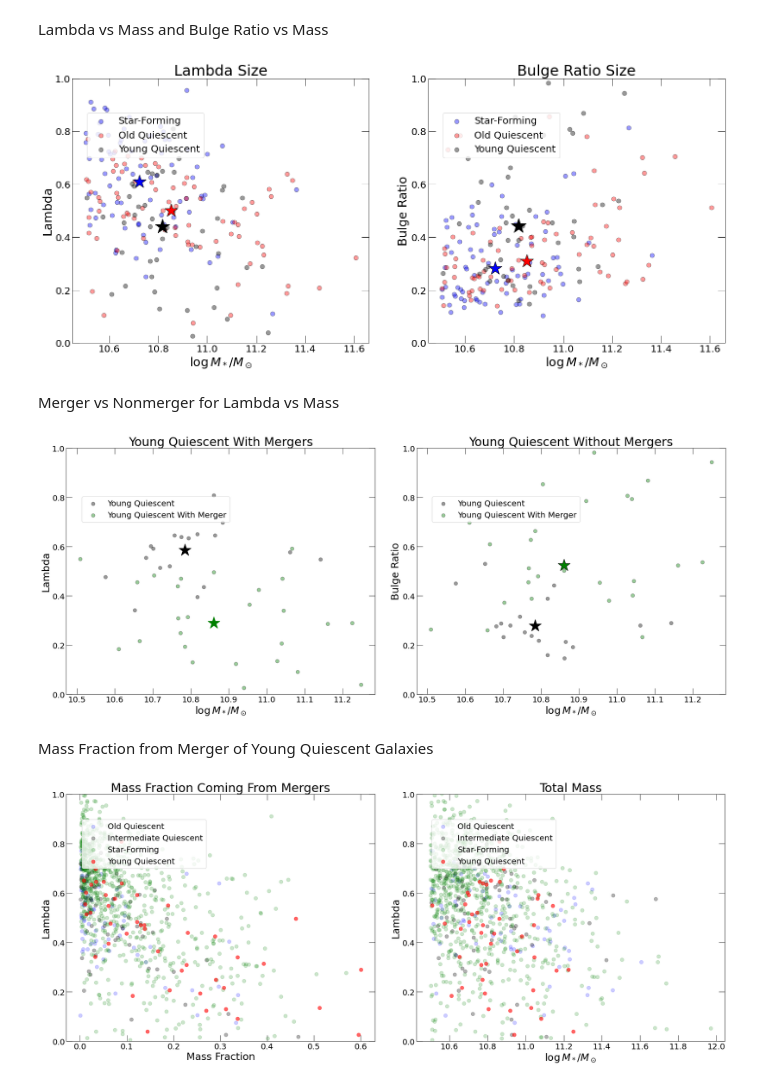
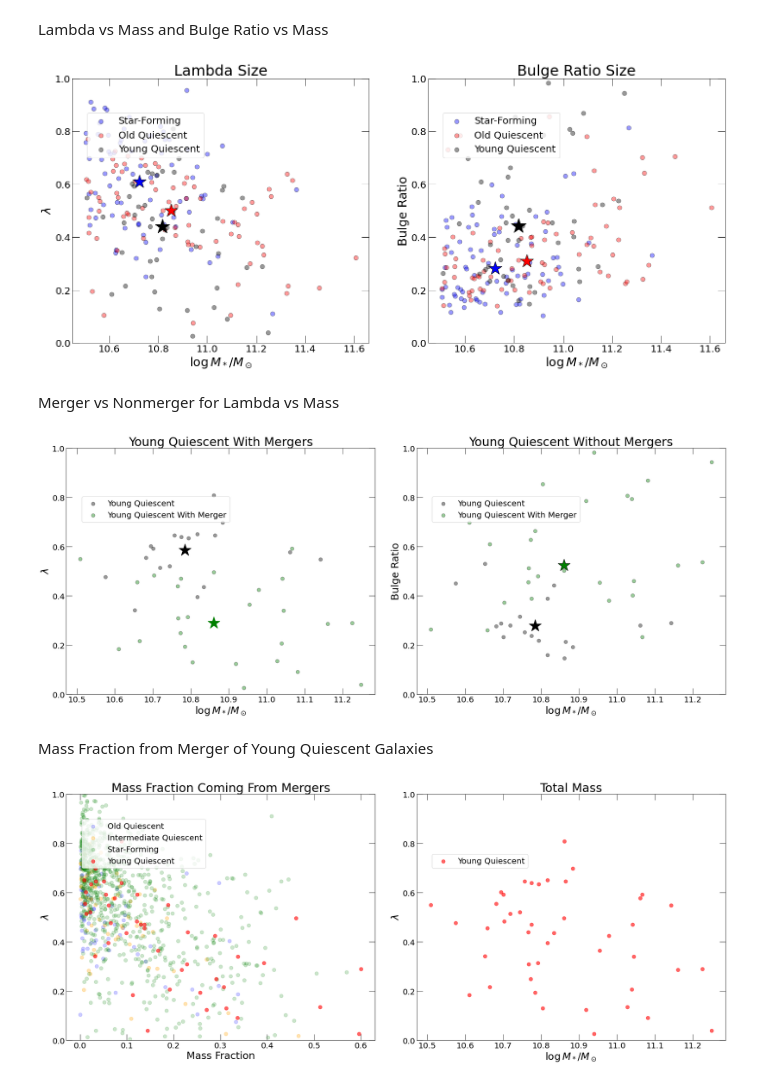
Before and after one commit to moira-andrews/Pathak_2021, a Jupyter notebook: kinematic_plots.ipynb, the cells around one changed output. Saved outputs shown, nothing was run; the diff lists cells and outputs as text; code cells hidden in the pictures.

Commit message:
updated merger plots

```diff
--- a/kinematic_plots.ipynb
+++ b/kinematic_plots.ipynb
@@ -46,7 +46,7 @@ ax1.legend(loc=(0.05, 0.7), fontsize=20, frameon=True)
 ax1.set_ylim(0, 1)
 #ax1.set_xlim(10.45, 11.7)
 ax1.set_xlabel('$\log \, M_*/M_\odot$', fontsize=25)
-ax1.set_ylabel('Lambda', fontsize=25)
+ax1.set_ylabel('$\lambda$', fontsize=25)
 ax1.set_yscale('linear')
 ax1.set_title('Lambda Size', fontsize=30)
 ax1.tick_params(which='major', length=15)
@@ -73,7 +73,7 @@ ax2.tick_params(direction='in', which='both', labelsize=20, bottom=True, top=Tru
 
 plt.savefig("Lambda_BR_vs_Mass.png",dpi=200)
 # %% [output]
-[figure, old version]
+[figure, new version]
 # %% [markdown]
 Merger vs Nonmerger for Lambda vs Mass
 # %%
@@ -102,7 +102,7 @@ ax1.legend(loc=(0.05, 0.7), fontsize=20, frameon=True)
 ax1.set_ylim(0, 1)
 #ax1.set_xlim(10.45, 11.7)
 ax1.set_xlabel('$\log \, M_*/M_\odot$', fontsize=25)
-ax1.set_ylabel('Lambda', fontsize=25)
+ax1.set_ylabel('$\lambda$', fontsize=25)
 ax1.set_yscale('linear')
 ax1.set_title('Young Quiescent With Mergers', fontsize=30)
 ax1.tick_params(which='major', length=15)
@@ -132,7 +132,7 @@ f.tight_layout(w_pad=4, h_pad=10)
 
 plt.savefig("Merger_plot_justYoung.png",dpi=200)
 # %% [output]
-[figure, old version]
+[figure, new version]
 # %% [markdown]
 Mass Fraction from Merger of Young Quiescent Galaxies
 # %%
@@ -147,7 +147,7 @@ PSB = (maximum_merger_ratio_30kpc_current_fraction<1) & PSB_selection
 
 
 ax1.scatter(maximum_merger_ratio_30kpc_current_fraction[old], lam[old], c='b', s=80, alpha=0.2, edgecolors='b', label='Old Quiescent')
-ax1.scatter(maximum_merger_ratio_30kpc_current_fraction[inter], lam[inter], c='k', s=80, alpha=0.3, edgecolors='k', label='Intermediate Quiescent')
+ax1.scatter(maximum_merger_ratio_30kpc_current_fraction[inter], lam[inter], c='orange', s=80, alpha=0.3, edgecolors='orange', label='Intermediate Quiescent')
 ax1.scatter(maximum_merger_ratio_30kpc_current_fraction[SF], lam[SF], c='g', s=80, alpha=0.2, edgecolors='g', label='Star-Forming')
 
 
@@ -157,36 +157,36 @@ ax1.scatter(maximum_merger_ratio_30kpc_current_fraction[PSB], lam[PSB], c='red',
 ax1.legend(loc=(0.05, 0.7), fontsize=20, frameon=True)
 ax1.set_ylim(0, 1)
 ax1.set_xlabel('Mass Fraction', fontsize=25)
-ax1.set_ylabel('Lambda', fontsize=25)
+ax1.set_ylabel('$\lambda$', fontsize=25)
 ax1.set_yscale('linear')
 ax1.set_title('Mass Fraction Coming From Mergers', fontsize=30)
 ax1.tick_params(which='major', length=15)
 ax1.tick_params(which='minor', length=7)
 ax1.tick_params(direction='in', which='both', labelsize=20, bottom=True, top=True, left=True, right=True)
 
 
 
-ax2.scatter(total_mass[old], lam[old], c='b', s=80, alpha=0.2, edgecolors='b', label='Old Quiescent')
-ax2.scatter(total_mass[inter], lam[inter], c='k', s=80, alpha=0.3, edgecolors='k', label='Intermediate Quiescent')
-ax2.scatter(total_mass[SF], lam[SF], c='g', s=80, alpha=0.2, edgecolors='g', label='Star-Forming')
+#ax2.scatter(total_mass[old], lam[old], c='b', s=80, alpha=0.2, edgecolors='b', label='Old Quiescent')
+#ax2.scatter(total_mass[inter], lam[inter], c='orange', s=80, alpha=0.3, edgecolors='orange', label='Intermediate Quiescent')
+#ax2.scatter(total_mass[SF], lam[SF], c='g', s=80, alpha=0.2, edgecolors='g', label='Star-Forming')
 
 ax2.scatter(total_mass[PSB], lam[PSB], c='r', s=80, alpha=0.6, edgecolors='r', label='Young Quiescent')
 
 
 
 ax2.legend(loc=(0.05, 0.7), fontsize=20, frameon=True)
 ax2.set_ylim(0, 1)
 ax2.set_xlabel('$\log \, M_*/M_\odot$', fontsize=25)
-ax2.set_ylabel('Lambda', fontsize=25)
+ax2.set_ylabel('$\lambda$', fontsize=25)
 ax2.set_yscale('linear')
 ax2.set_title('Total Mass', fontsize=30)
 ax2.tick_params(which='major', length=15)
 ax2.tick_params(which='minor', length=7)
 ax2.tick_params(direction='in', which='both', labelsize=20, bottom=True, top=True, left=True, right=True)
 
 
 f.tight_layout(w_pad=4, h_pad=10)
 
 plt.savefig('mass_frac_all.png',dpi = 200)
 # %% [output]
-[figure, old version]
+[figure, new version]
```
